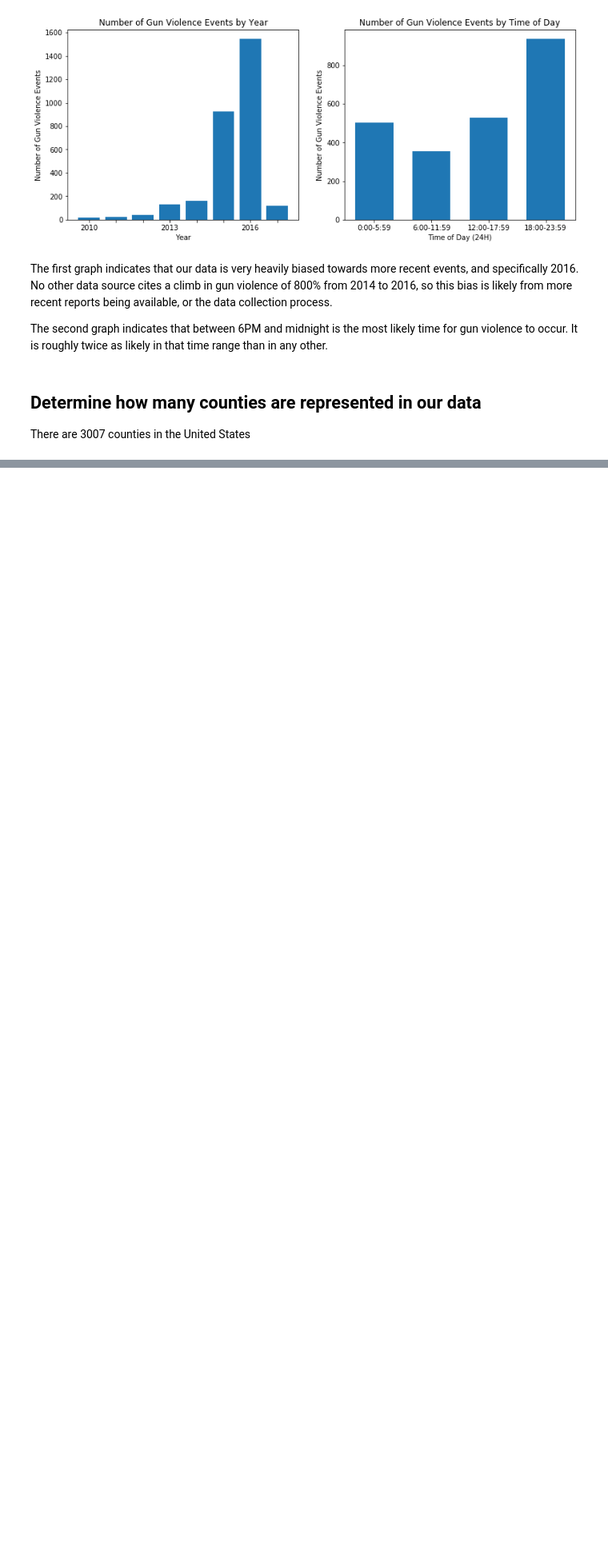
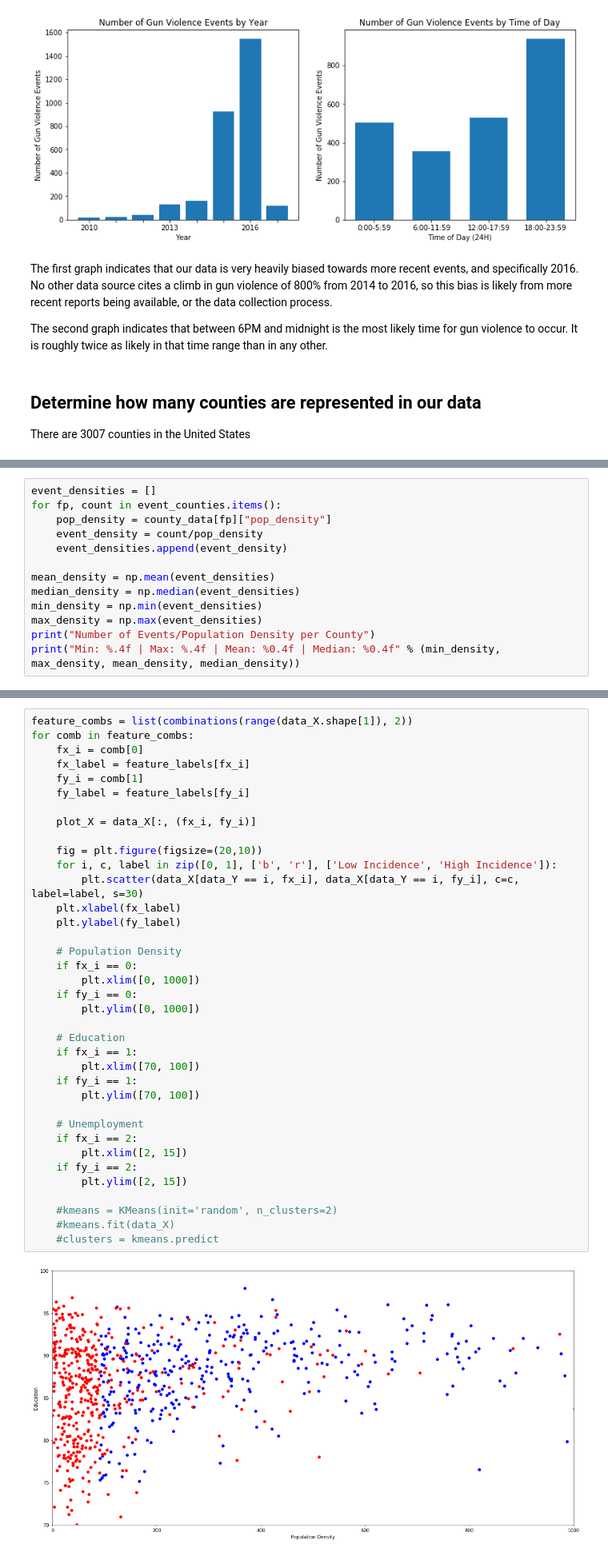
Before and after one commit to ebk46/GunViolenceDS, a Jupyter notebook: explore.ipynb, the cells around one changed output, grey strips where cells are left out. Shown at 80% size. Saved outputs shown, nothing was run; the diff lists cells and outputs as text; blank space fills up the shorter version.

```diff
--- a/explore.ipynb
+++ b/explore.ipynb
@@ -107,0 +165,13 @@ print(num_counties)
+# %%
+event_densities = []
+for fp, count in event_counties.items():
+    pop_density = county_data[fp]["pop_density"]
+    event_density = count/pop_density
+    event_densities.append(event_density)
+
+mean_density = np.mean(event_densities)
+median_density = np.median(event_densities)
+min_density = np.min(event_densities)
+max_density = np.max(event_densities)
+print("Number of Events/Population Density per County")
+print("Min: %.4f | Max: %.4f | Mean: %0.4f | Median: %0.4f" % (min_density, max_density, mean_density, median_density))
@@ -107,0 +240,39 @@ print(num_counties)
+# %%
+feature_combs = list(combinations(range(data_X.shape[1]), 2))
+for comb in feature_combs:
+    fx_i = comb[0]
+    fx_label = feature_labels[fx_i]
+    fy_i = comb[1]
+    fy_label = feature_labels[fy_i]
+
+    plot_X = data_X[:, (fx_i, fy_i)]
+
+    fig = plt.figure(figsize=(20,10))
+    for i, c, label in zip([0, 1], ['b', 'r'], ['Low Incidence', 'High Incidence']):
+        plt.scatter(data_X[data_Y == i, fx_i], data_X[data_Y == i, fy_i], c=c, label=label, s=30)
+    plt.xlabel(fx_label)
+    plt.ylabel(fy_label)
+
+    # Population Density
+    if fx_i == 0:
+        plt.xlim([0, 1000])
+    if fy_i == 0:
+        plt.ylim([0, 1000])
+
+    # Education
+    if fx_i == 1:
+        plt.xlim([70, 100])
+    if fy_i == 1:
+        plt.ylim([70, 100])
+
+    # Unemployment
+    if fx_i == 2:
+        plt.xlim([2, 15])
+    if fy_i == 2:
+        plt.ylim([2, 15])
+
+    #kmeans = KMeans(init='random', n_clusters=2)
+    #kmeans.fit(data_X)
+    #clusters = kmeans.predict
+# %% [output]
+[figure, added]
```
Also changed, not shown: parts of 16 cells of this notebook, 2 other files.
